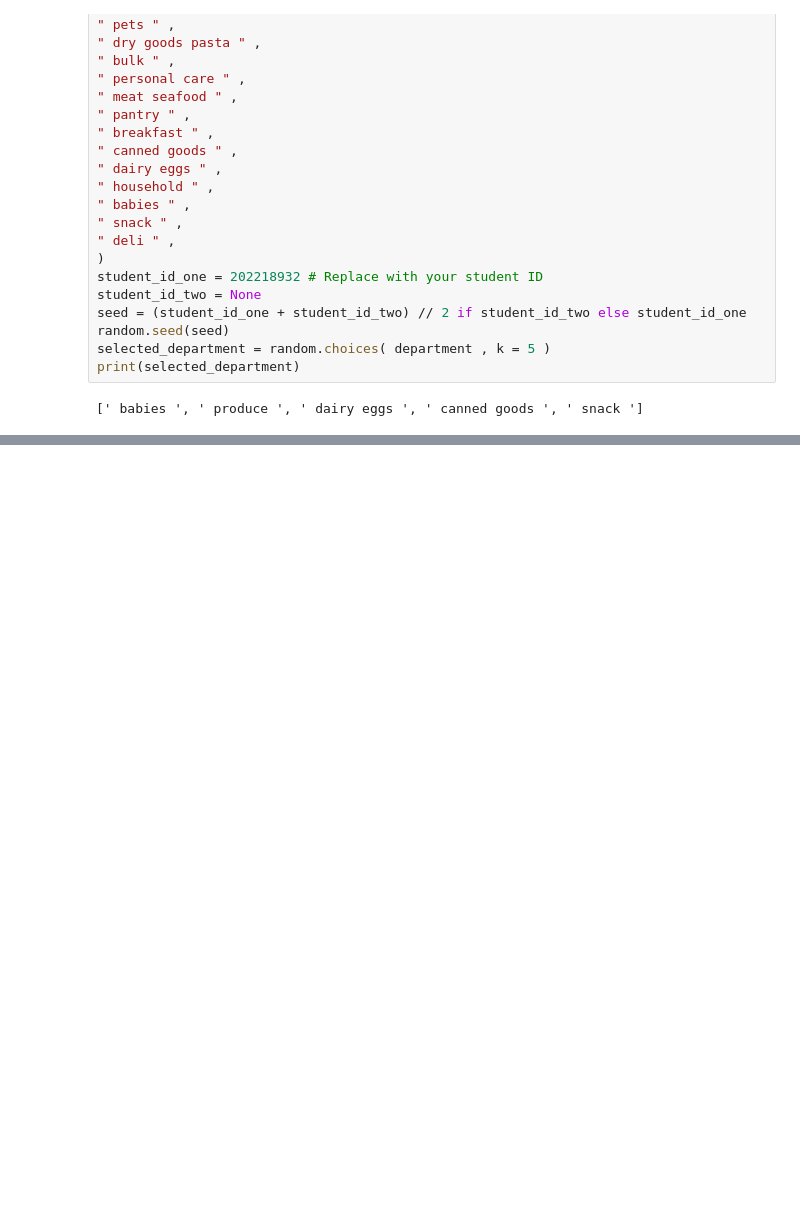
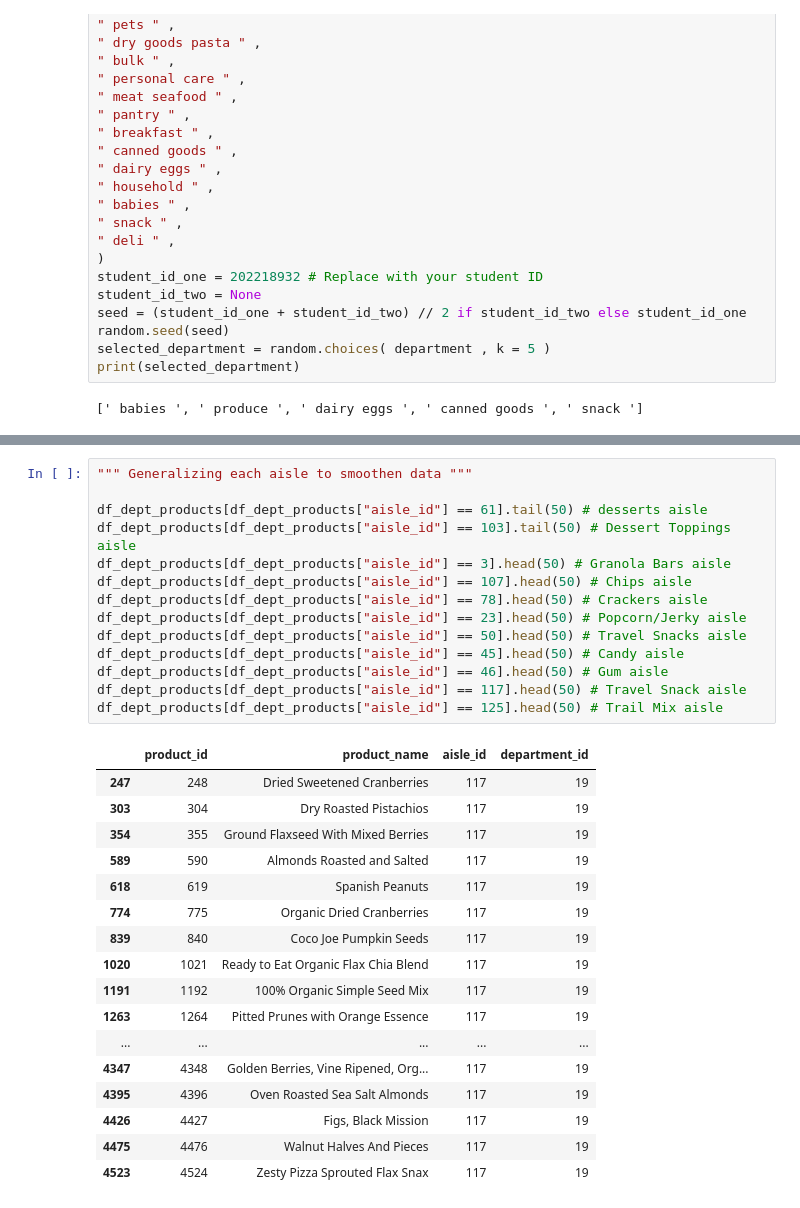
Before and after one commit to NyleLuza/fall2025, a Jupyter notebook: comp541/final_project/project.ipynb, the cells around one changed output, grey strips where cells are left out. Saved outputs shown, nothing was run; the diff lists cells and outputs as text; blank space fills up the shorter version.

```diff
--- a/comp541/final_project/project.ipynb
+++ b/comp541/final_project/project.ipynb
@@ -73,0 +93,32 @@ np.False_
+# %%
+""" Generalizing each aisle to smoothen data """
+
+df_dept_products[df_dept_products["aisle_id"] == 61].tail(50) # desserts aisle
+df_dept_products[df_dept_products["aisle_id"] == 103].tail(50) # Dessert Toppings aisle
+df_dept_products[df_dept_products["aisle_id"] == 3].head(50) # Granola Bars aisle
+df_dept_products[df_dept_products["aisle_id"] == 107].head(50) # Chips aisle
+df_dept_products[df_dept_products["aisle_id"] == 78].head(50) # Crackers aisle
+df_dept_products[df_dept_products["aisle_id"] == 23].head(50) # Popcorn/Jerky aisle
+df_dept_products[df_dept_products["aisle_id"] == 50].head(50) # Travel Snacks aisle
+df_dept_products[df_dept_products["aisle_id"] == 45].head(50) # Candy aisle
+df_dept_products[df_dept_products["aisle_id"] == 46].head(50) # Gum aisle
+df_dept_products[df_dept_products["aisle_id"] == 117].head(50) # Travel Snack aisle
+df_dept_products[df_dept_products["aisle_id"] == 125].head(50) # Trail Mix aisle
+# %% [output]
+|  | product_id | product_name | aisle_id | department_id |
+| 247 | 248 | Dried Sweetened Cranberries | 117 | 19 |
+| 303 | 304 | Dry Roasted Pistachios | 117 | 19 |
+| 354 | 355 | Ground Flaxseed With Mixed Berries | 117 | 19 |
+| 589 | 590 | Almonds Roasted and Salted | 117 | 19 |
+| 618 | 619 | Spanish Peanuts | 117 | 19 |
+| 774 | 775 | Organic Dried Cranberries | 117 | 19 |
+| 839 | 840 | Coco Joe Pumpkin Seeds | 117 | 19 |
+| 1020 | 1021 | Ready to Eat Organic Flax Chia Blend | 117 | 19 |
+| 1191 | 1192 | 100% Organic Simple Seed Mix | 117 | 19 |
+| 1263 | 1264 | Pitted Prunes with Orange Essence | 117 | 19 |
+| ... | ... | ... | ... | ... |
+| 4347 | 4348 | Golden Berries, Vine Ripened, Org... | 117 | 19 |
+| 4395 | 4396 | Oven Roasted Sea Salt Almonds | 117 | 19 |
+| 4426 | 4427 | Figs, Black Mission | 117 | 19 |
+| 4475 | 4476 | Walnut Halves And Pieces | 117 | 19 |
+| 4523 | 4524 | Zesty Pizza Sprouted Flax Snax | 117 | 19 |
```
Also changed, not shown: parts of 3 cells of this notebook.
